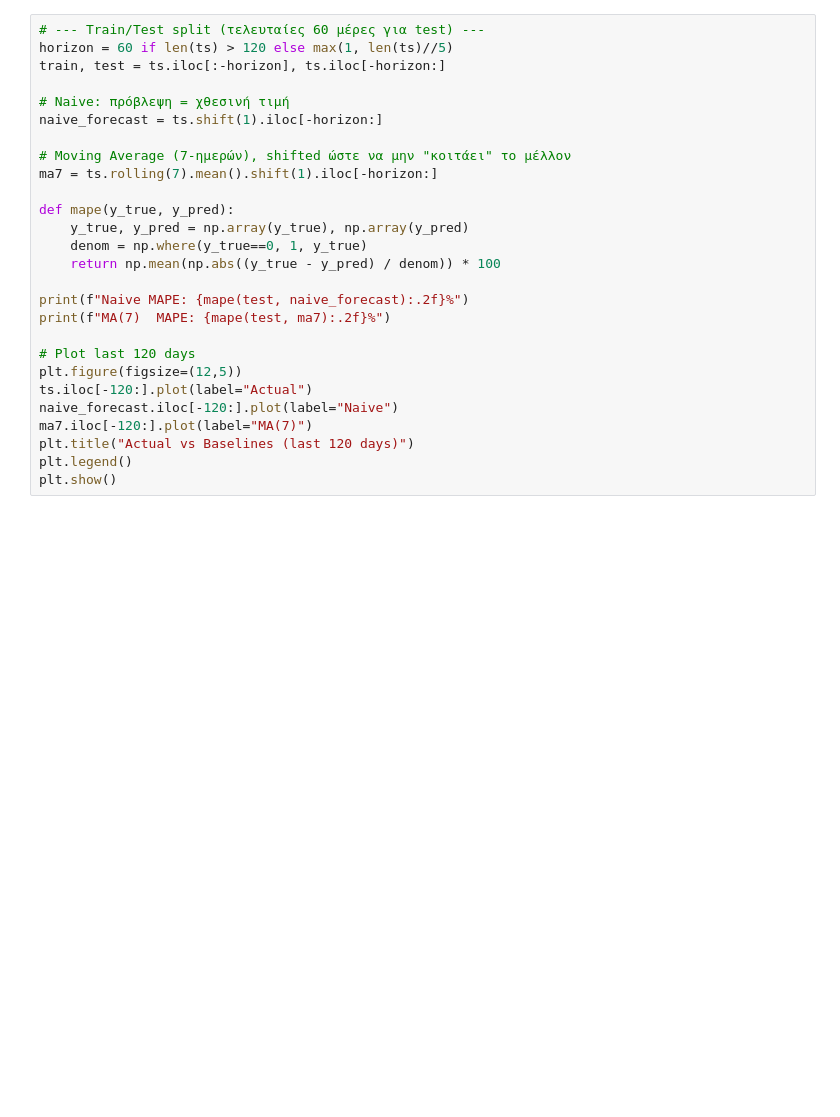
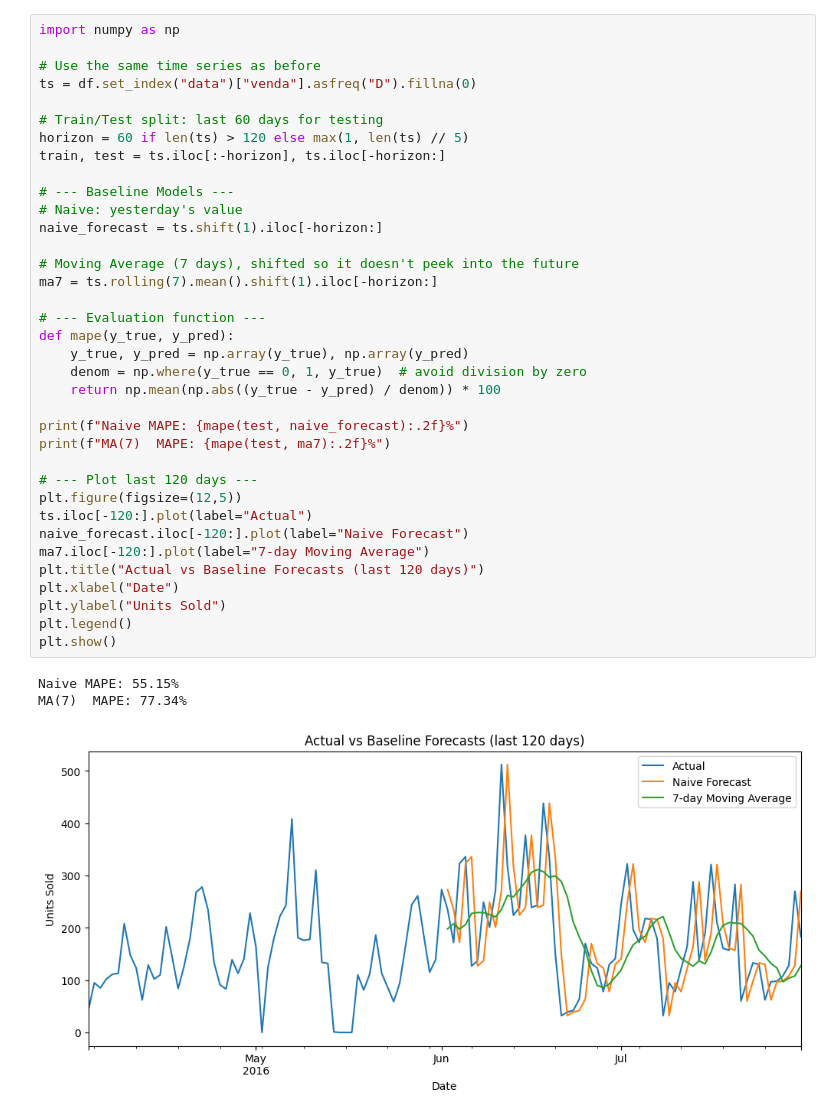
Before and after one commit to MiltosTsir/supply-chain-analysis-portfolio, a Jupyter notebook: portfolio/01-demand-forecasting/notebooks/01_eda_forecasting.ipynb, the cells around one changed output. Saved outputs shown, nothing was run; the diff lists cells and outputs as text; blank space fills up the shorter version.

```diff
--- a/portfolio/01-demand-forecasting/notebooks/01_eda_forecasting.ipynb
+++ b/portfolio/01-demand-forecasting/notebooks/01_eda_forecasting.ipynb
@@ -61,27 +117,40 @@ plt.show()
 # %%
-# --- Train/Test split (τελευταίες 60 μέρες για test) ---
-horizon = 60 if len(ts) > 120 else max(1, len(ts)//5)
+import numpy as np
+
+# Use the same time series as before
+ts = df.set_index("data")["venda"].asfreq("D").fillna(0)
+
+# Train/Test split: last 60 days for testing
+horizon = 60 if len(ts) > 120 else max(1, len(ts) // 5)
 train, test = ts.iloc[:-horizon], ts.iloc[-horizon:]
 
-# Naive: πρόβλεψη = χθεσινή τιμή
+# --- Baseline Models ---
+# Naive: yesterday's value
 naive_forecast = ts.shift(1).iloc[-horizon:]
 
-# Moving Average (7-ημερών), shifted ώστε να μην "κοιτάει" το μέλλον
+# Moving Average (7 days), shifted so it doesn't peek into the future
 ma7 = ts.rolling(7).mean().shift(1).iloc[-horizon:]
 
+# --- Evaluation function ---
 def mape(y_true, y_pred):
     y_true, y_pred = np.array(y_true), np.array(y_pred)
-    denom = np.where(y_true==0, 1, y_true)
+    denom = np.where(y_true == 0, 1, y_true)  # avoid division by zero
     return np.mean(np.abs((y_true - y_pred) / denom)) * 100
 
 print(f"Naive MAPE: {mape(test, naive_forecast):.2f}%")
 print(f"MA(7)  MAPE: {mape(test, ma7):.2f}%")
 
-# Plot last 120 days
+# --- Plot last 120 days ---
 plt.figure(figsize=(12,5))
 ts.iloc[-120:].plot(label="Actual")
-naive_forecast.iloc[-120:].plot(label="Naive")
-ma7.iloc[-120:].plot(label="MA(7)")
-plt.title("Actual vs Baselines (last 120 days)")
+naive_forecast.iloc[-120:].plot(label="Naive Forecast")
+ma7.iloc[-120:].plot(label="7-day Moving Average")
+plt.title("Actual vs Baseline Forecasts (last 120 days)")
+plt.xlabel("Date")
+plt.ylabel("Units Sold")
 plt.legend()
 plt.show()
+# %% [output]
+Naive MAPE: 55.15%
+MA(7)  MAPE: 77.34%
+[figure, added]
```
Also changed, not shown: parts of 7 cells of this notebook.
